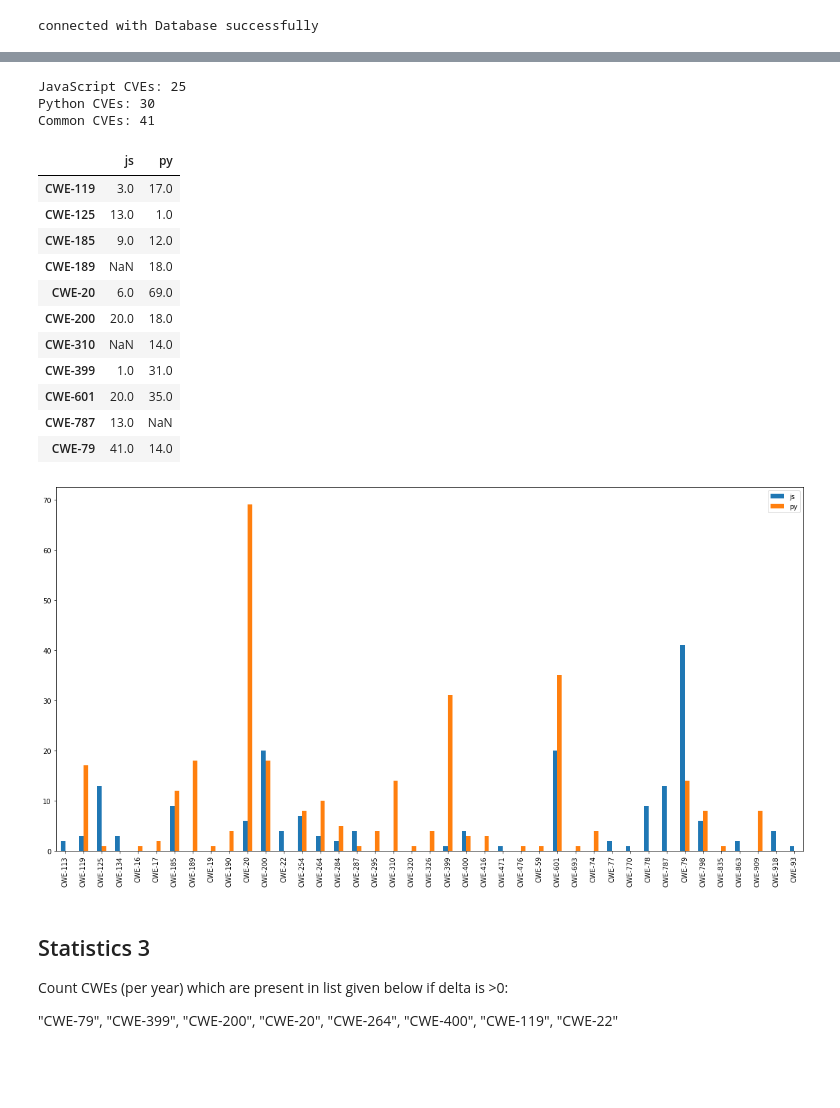
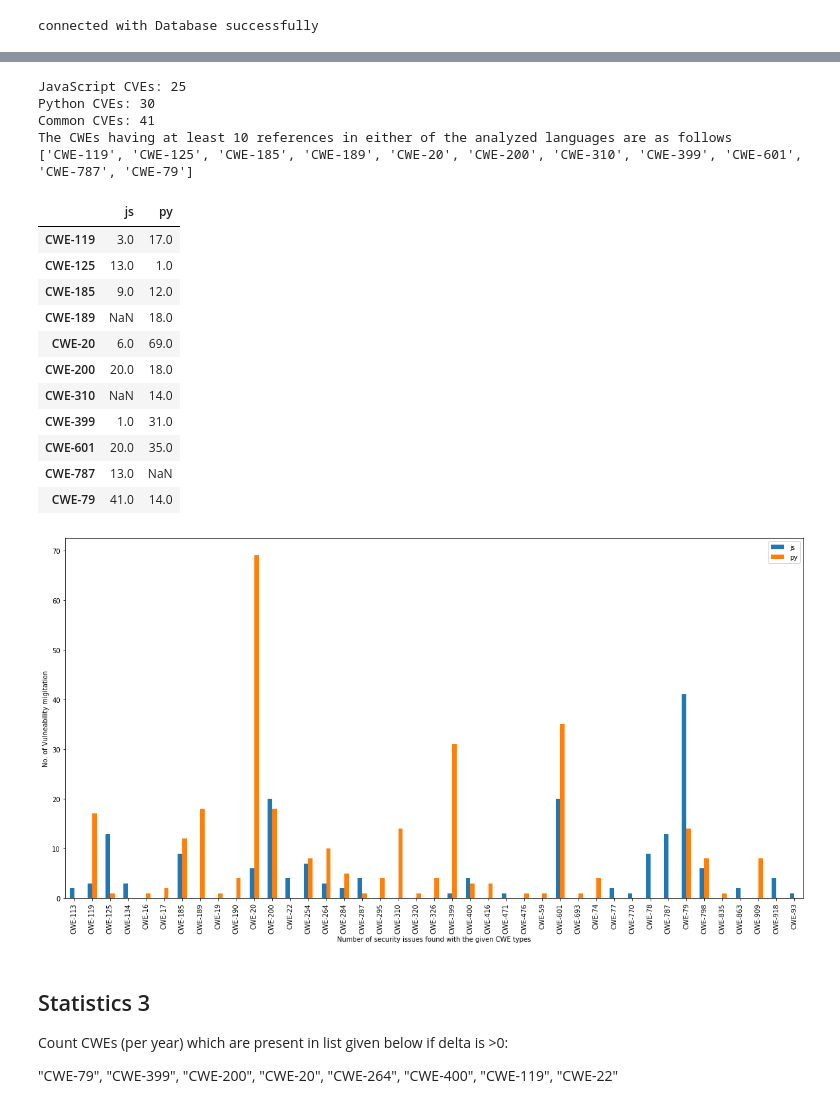
Before and after one commit to 0xsuid/msr-security-awareness, a Jupyter notebook: process/code/update_cve.ipynb, the cells around one changed output, grey strips where cells are left out. Saved outputs shown, nothing was run; the diff lists cells and outputs as text; code cells hidden in the pictures; blank space fills up the shorter version.

```diff
--- a/process/code/update_cve.ipynb
+++ b/process/code/update_cve.ipynb
@@ -188,35 +200,41 @@ js_count_cwe_groups_csv = js_count_cwe_groups_csv.filter(regex=r'CWE-.[\d]+', ax
 py_count_cwe_groups_csv = py_count_cwe_groups_csv.filter(regex=r'CWE-.[\d]+', axis=0)
 
 # ax = js_csv.plot(kind='bar',figsize=(20,10))
 # py_csv.plot(ax=ax, kind='bar')
 
 stat_2 = pd.concat([js_count_cwe_groups_csv, py_count_cwe_groups_csv], axis=1)
 js_count = len(stat_2['js'].dropna())
 py_count = len(stat_2['py'].dropna())
 print("JavaScript CVEs: "+ str(js_count))
 print("Python CVEs: "+ str(py_count))
 print("Common CVEs: "+ str(len(stat_2)))
-stat_2.plot(kind='bar', figsize=(20,10))
+stat_2_ax = stat_2.plot(kind='bar', figsize=(20,10))
+stat_2_ax.set(xlabel="Number of security issues found with the given CWE types", ylabel="No. of Vulneability migitation")
 stat_2 = stat_2.query('js > 10 or py >10')
 # stat_2.plot(kind='bar', figsize=(20,10))
+print('The CWEs having at least 10 references in either of the analyzed languages are as follows')
+print(stat_2.index.to_list())
 stat_2
+# plt.show()
 # %% [output]
 JavaScript CVEs: 25
 Python CVEs: 30
 Common CVEs: 41
+The CWEs having at least 10 references in either of the analyzed languages are as follows
+['CWE-119', 'CWE-125', 'CWE-185', 'CWE-189', 'CWE-20', 'CWE-200', 'CWE-310', 'CWE-399', 'CWE-601', 'CWE-787', 'CWE-79']
 |  | js | py |
 | CWE-119 | 3.0 | 17.0 |
 | CWE-125 | 13.0 | 1.0 |
 | CWE-185 | 9.0 | 12.0 |
 | CWE-189 | NaN | 18.0 |
 | CWE-20 | 6.0 | 69.0 |
 | CWE-200 | 20.0 | 18.0 |
 | CWE-310 | NaN | 14.0 |
 | CWE-399 | 1.0 | 31.0 |
 | CWE-601 | 20.0 | 35.0 |
 | CWE-787 | 13.0 | NaN |
 | CWE-79 | 41.0 | 14.0 |
-[figure, old version]
+[figure, new version]
 # %% [markdown]
 ## Statistics 3
 Count CWEs (per year) which are present in list given below if delta is >0:
```
Also changed, not shown: parts of 6 cells of this notebook, 12 other files.
